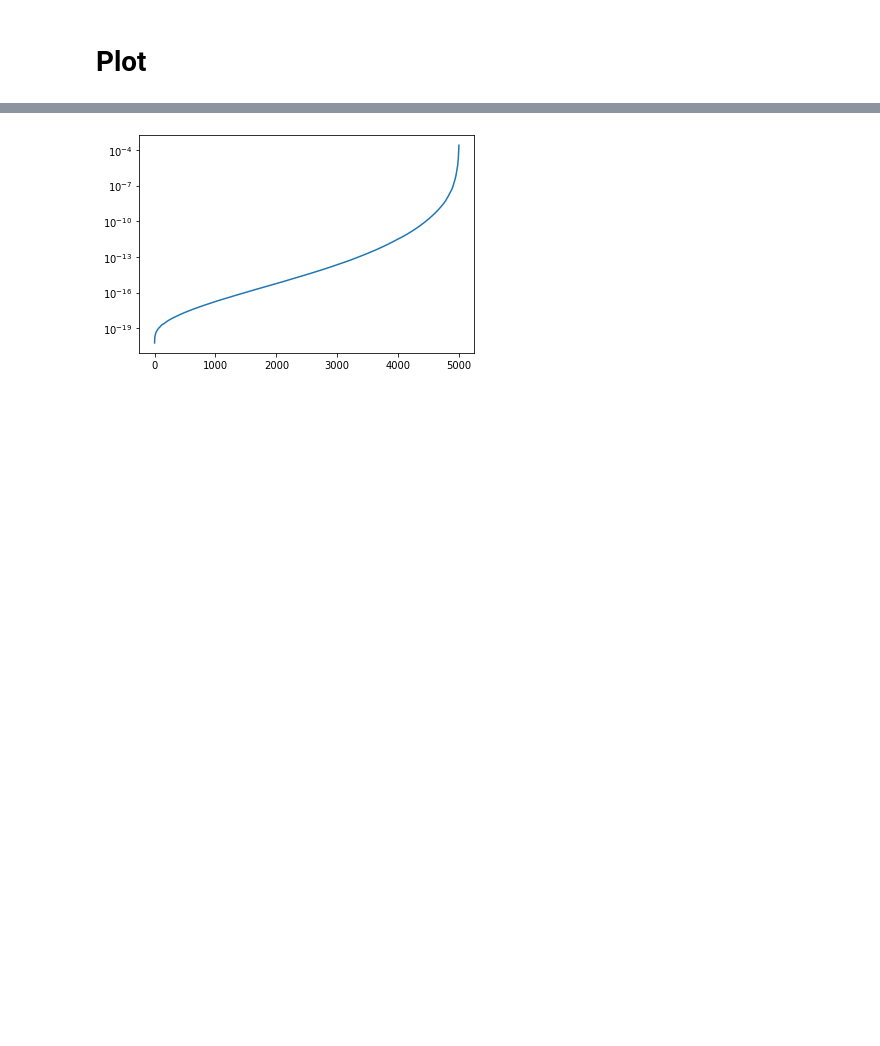
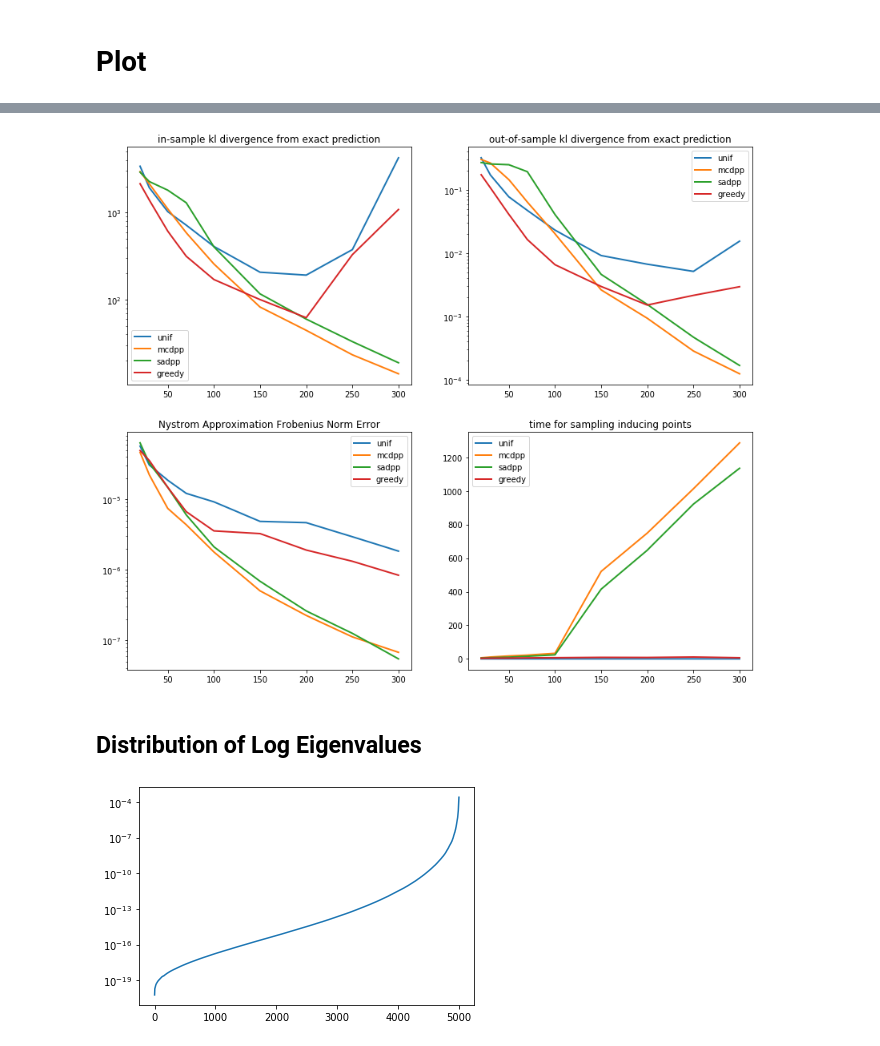
Before and after one commit to kstoneriv3/dpp, a Jupyter notebook: demo.ipynb, the cells around one changed output, grey strips where cells are left out. Saved outputs shown, nothing was run; the diff lists cells and outputs as text; code cells hidden in the pictures; blank space fills up the shorter version.

```diff
--- a/demo.ipynb
+++ b/demo.ipynb
@@ -138,0 +44,8 @@ def simulate_once(i):
+# %%
+# size of landmark point "k"
+k_group = [20,30,50,70,100,150,200,250,300]
+sampling_methods = ["unif", "mcdpp", "sadpp", "greedy"]
+
+# score_type is hard-coded in helper.py
+score_types = ["logdet", "matrix error", "in-sample MSE", "out-of-sample MSE",
+                   "in-sample KL", "out-of-sample KL", "time"]
@@ -156,3 +100,13 @@ for r in results:
+# %%
+# take average of the results
+ave_results = {}
+for score_type in score_types:
+    ave_results[score_type] = pd.DataFrame(columns=sampling_methods, index = k_group)
+    ave_results[score_type][:] = 0
+
+for r in results:
+    for score_type in score_types:
+        ave_results[score_type] += r[score_type]/n_job
 # %% [markdown]
 # Plot
 # %%
@@ -207 +114,30 @@ plt.savefig('fig/summary', bbox_inches='tight')
+# %%
+def plot(title, score_type, ylog_scale=False):
+    plt.title(title)
+    for method in sampling_methods:
+        plt.plot(k_group, ave_results[score_type][method], label=method, lw=2)
+    if ylog_scale:
+        plt.yscale('log')
+    plt.legend()
+# %%
+# plot 4 figures
+plt.figure(figsize=(14,12))
+
+plt.subplot(2,2,1)
+plot('in-sample kl divergence from exact prediction', 'in-sample KL', True)
+
+plt.subplot(2,2,2)
+plot('out-of-sample kl divergence from exact prediction', 'out-of-sample KL', True)
+
+plt.subplot(2,2,3)
+plot('Nystrom Approximation Frobenius Norm Error', 'matrix error', True)
+
+plt.subplot(2,2,4)
+plot('time for sampling inducing points', 'time')
+
+plt.savefig('fig/summary', bbox_inches='tight')
+# %% [output]
+[figure, added]
+# %% [markdown]
+## Distribution of Log Eigenvalues
 # %%
```
Also changed, not shown: parts of 18 cells of this notebook, 5 other files.
